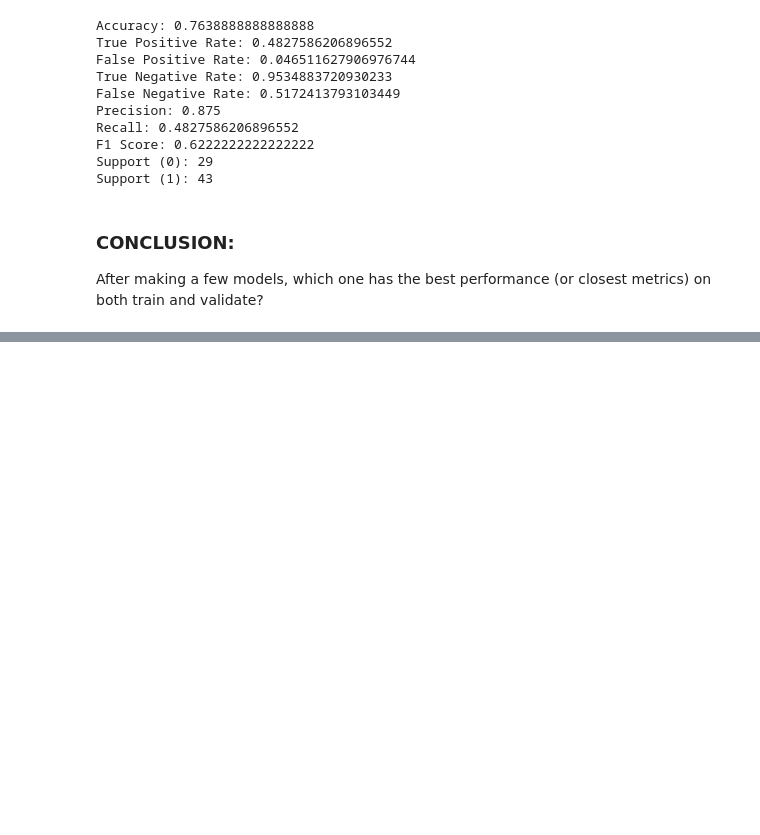
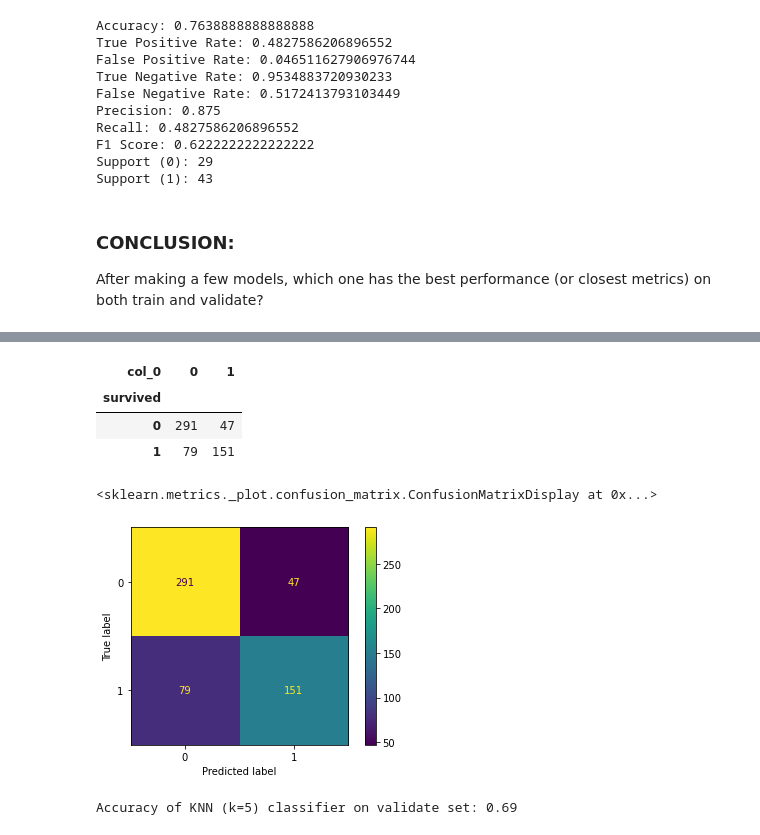
Before and after one commit to cristinalucin/classification-exercises, a Jupyter notebook: model.ipynb, the cells around one changed output, grey strips where cells are left out. Cells and saved outputs as stored; diff of their text form; code cells hidden in the pictures; blank space fills up the shorter version.

Commit message:
updated model file with knn exercises

```diff
--- a/model.ipynb
+++ b/model.ipynb
@@ -1098,0 +1126,23 @@ After making a few models, which one has the best performance (or closest metric
+# %%
+#Drop Columns not needed for modeling
+titanic_df.drop(['embarked'], axis=1, inplace=True)
+# %%
+# split into train, validate, test
+# split into train, validate, test
+train, validate, test = train_validate_test_split(titanic_df, target='survived', seed=123)
+
+# create X & y version of train, where y is a series with just the target variable and X are all the features.
+
+X_train = train.drop(columns=['survived'])
+y_train = train.survived
+
+X_validate = validate.drop(columns=['survived'])
+y_validate = validate.survived
+
+X_test = test.drop(columns=['survived'])
+y_test = test.survived
+# %%
+# weights = ['uniform', 'density']
+knn = KNeighborsClassifier(n_neighbors=5, weights='uniform')
+# %%
+knn.fit(X_train, y_train)
@@ -1098,0 +1188,17 @@ After making a few models, which one has the best performance (or closest metric
+# %%
+pd.crosstab(y_train, y_pred)
+# %% [output]
+| col_0 | 0 | 1 |
+| survived |  |  |
+| 0 | 291 | 47 |
+| 1 | 79 | 151 |
+# %%
+plot_confusion_matrix(knn, X_train, y_train)
+# %% [output]
+<sklearn.metrics._plot.confusion_matrix.ConfusionMatrixDisplay at 0x...>
+[figure, added]
+# %%
+print('Accuracy of KNN (k=5) classifier on validate set: {:.2f}'
+     .format(knn.score(X_validate, y_validate)))
+# %% [output]
+Accuracy of KNN (k=5) classifier on validate set: 0.69
```
Also changed, not shown: parts of 13 cells of this notebook.
